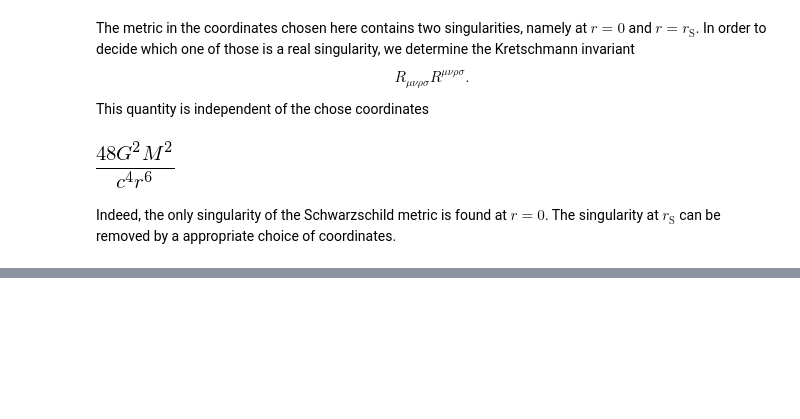
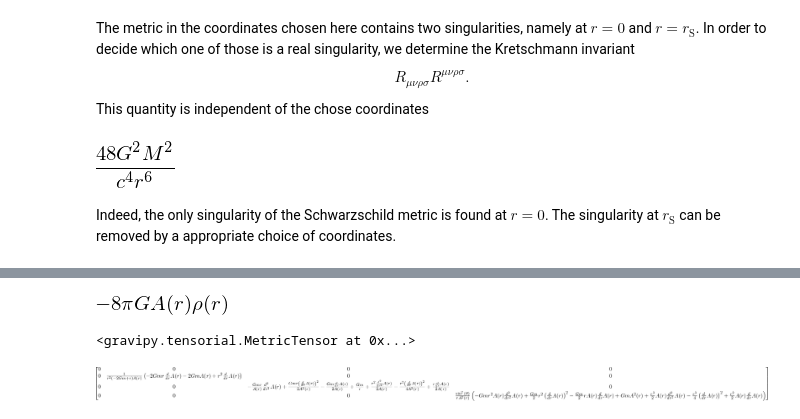
Before and after one commit to marcinofulus/jupyter4edu, a Jupyter notebook: augsburg/notebooks/generalrelativity/GeneralRelativity.ipynb, the cells around one changed output, grey strips where cells are left out. Drawn from its saved outputs; the diff is of its cells as text; code cells hidden in the pictures; blank space fills up the shorter version.

```diff
--- a/augsburg/notebooks/generalrelativity/GeneralRelativity.ipynb
+++ b/augsburg/notebooks/generalrelativity/GeneralRelativity.ipynb
@@ -136,0 +159,22 @@ Indeed, the only singularity of the Schwarzschild metric is found at $r=0$. The
+# %%
+m = symbols('m')
+b_solution = solve(m-(r-r/B(r))/(2*G), B(r), dict=True)[0]
+Metric = diag(-A(r), B(r).subs(b_solution), r**2, r**2*sin(theta)**2)
+g = MetricTensor('g', x, Metric)
+Ga = Christoffel('Ga', g)
+Ric = Ricci('Ric', g)
+Einst = Einstein('Einst', Ric)
+T = Tensor('T', 2, g,
+           components=diag(A(r)*rho(r), B(r).subs(b_solution)*p(r), r**2*p(r), r**2*sin(theta)**2*p(r)))
+# %%
+Einst(1, 1)-8*pi*G*T(1, 1)
+# %% [output]
+[figure, added]
+# %%
+g
+# %% [output]
+<gravipy.tensorial.MetricTensor at 0x...>
+# %%
+Einst(All, All)
+# %% [output]
+[figure, added]
```
Also changed, not shown: parts of 4 cells of this notebook.
